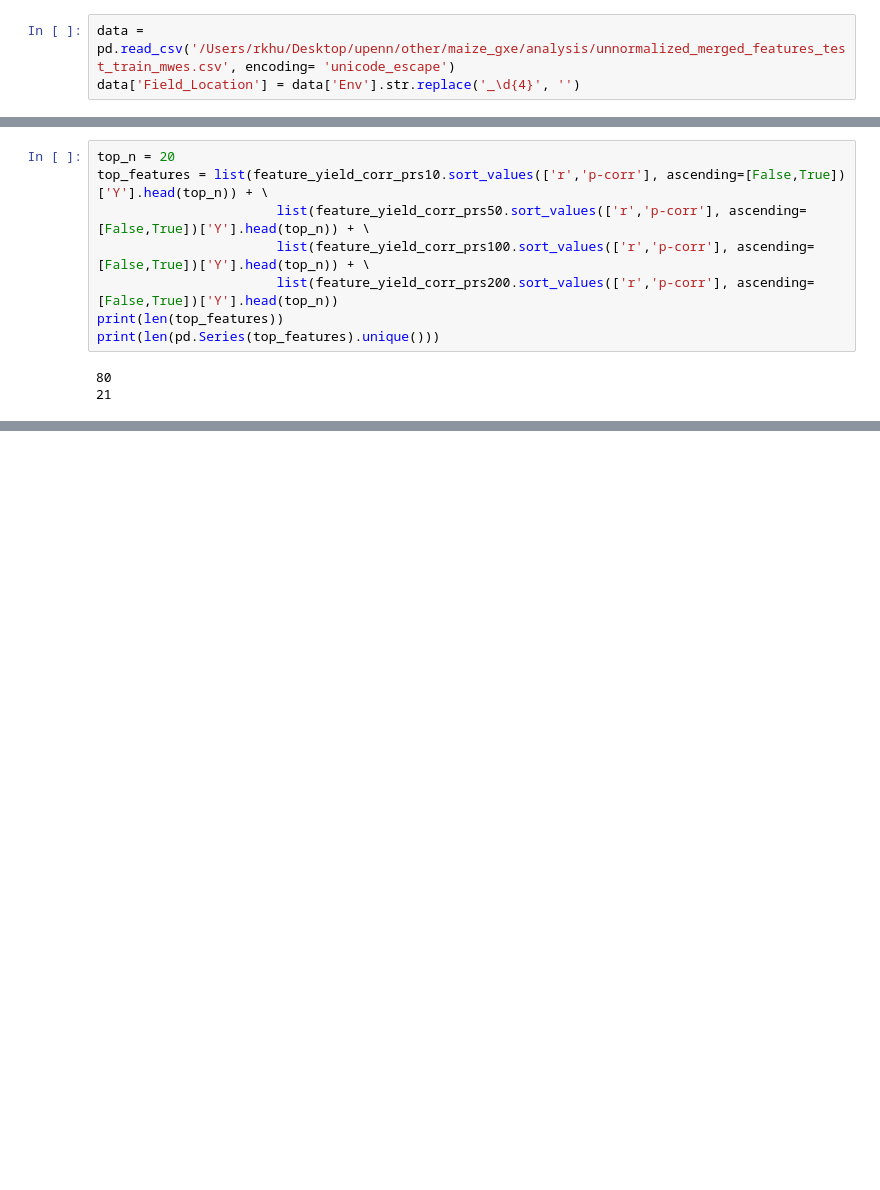
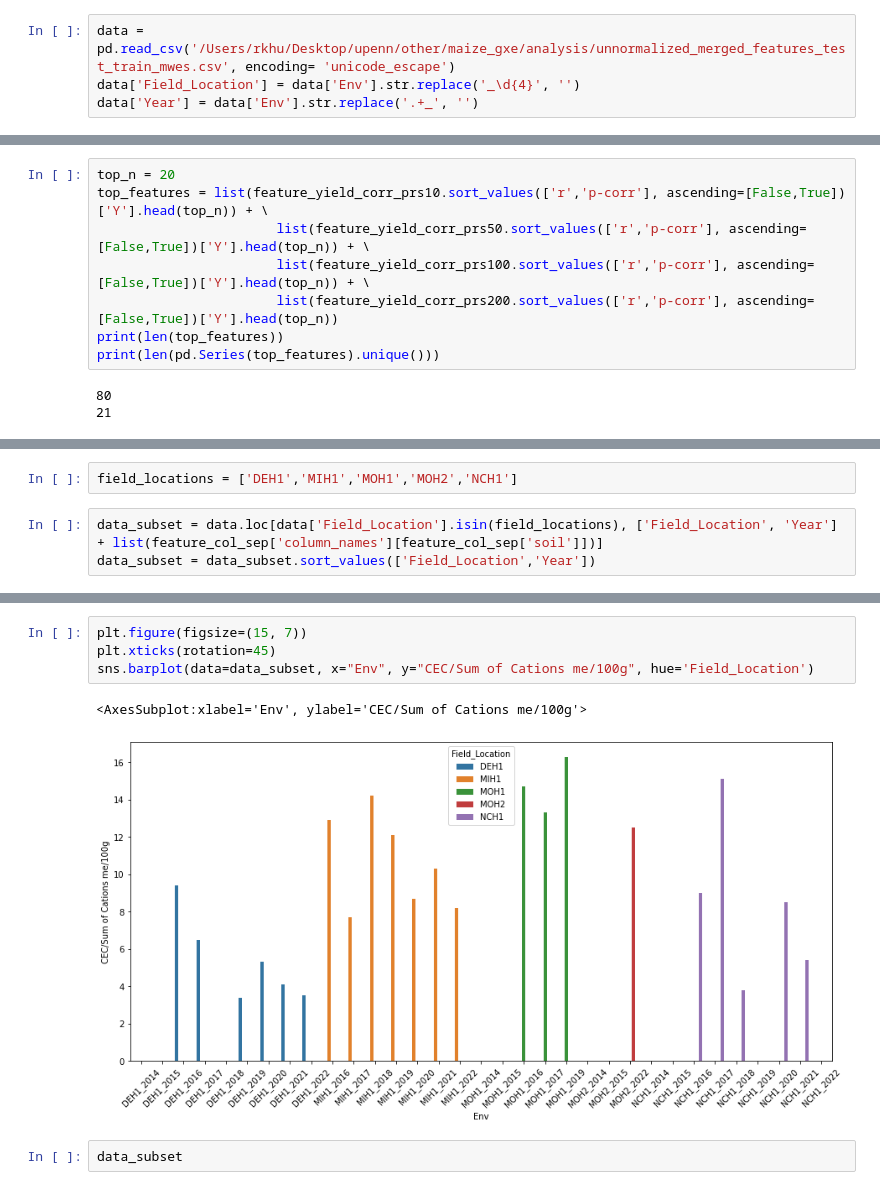
Before and after one commit to robertkhu/maize_gxe, a Jupyter notebook: analysis/feature_selection/feature_selection_with_genotype.ipynb, the cells around one changed output, grey strips where cells are left out. Drawn from its saved outputs; the diff is of its cells as text; blank space fills up the shorter version.

```diff
--- a/analysis/feature_selection/feature_selection_with_genotype.ipynb
+++ b/analysis/feature_selection/feature_selection_with_genotype.ipynb
@@ -6,3 +6,4 @@ import matplotlib.pyplot as plt
 # %%
 data = pd.read_csv('/Users/rkhu/Desktop/upenn/other/maize_gxe/analysis/unnormalized_merged_features_test_train_mwes.csv', encoding= 'unicode_escape')
 data['Field_Location'] = data['Env'].str.replace('_\d{4}', '')
+data['Year'] = data['Env'].str.replace('.+_', '')
@@ -234,0 +199,5 @@ feature_yield_corr
+# %%
+field_locations = ['DEH1','MIH1','MOH1','MOH2','NCH1']
+# %%
+data_subset = data.loc[data['Field_Location'].isin(field_locations), ['Field_Location', 'Year'] + list(feature_col_sep['column_names'][feature_col_sep['soil']])]
+data_subset = data_subset.sort_values(['Field_Location','Year'])
@@ -234,0 +215,9 @@ feature_yield_corr
+# %%
+plt.figure(figsize=(15, 7))
+plt.xticks(rotation=45)
+sns.barplot(data=data_subset, x="Env", y="CEC/Sum of Cations me/100g", hue='Field_Location')
+# %% [output]
+<AxesSubplot:xlabel='Env', ylabel='CEC/Sum of Cations me/100g'>
+[figure, added]
+# %%
+data_subset
```
Also changed, not shown: parts of 23 cells of this notebook, 5 other files.
